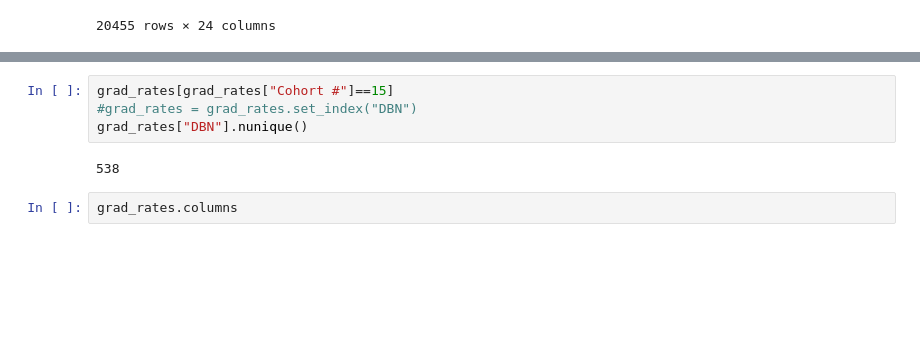
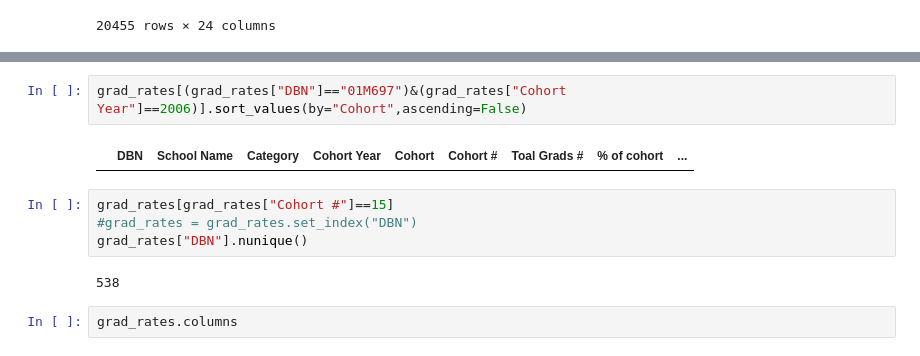
Before and after one commit to Mycotic/graduation-regression, a Jupyter notebook: current.ipynb, the cells around one changed output, grey strips where cells are left out. Drawn from its saved outputs; the diff is of its cells as text; blank space fills up the shorter version.

```diff
--- a/current.ipynb
+++ b/current.ipynb
@@ -33,6 +33,10 @@ grad_rates[(grad_rates["DBN"]=="01M696")&(grad_rates["Cohort Year"]==2007)].sort
 | 420 | 01M696 | BARD HIGH SCHOOL EARLY COLLEGE | All Students | 2007 | 5 year August | 127 | 124 | 97.6 | ... |
 | 408 | 01M696 | BARD HIGH SCHOOL EARLY COLLEGE | All Students | 2007 | 4 year June | 125 | 122 | 97.6 | ... |
 | 399 | 01M696 | BARD HIGH SCHOOL EARLY COLLEGE | All Students | 2007 | 4 year August | 125 | 123 | 98.4 | ... |
+# %%
+grad_rates[(grad_rates["DBN"]=="01M697")&(grad_rates["Cohort Year"]==2006)].sort_values(by="Cohort",ascending=False)
+# %% [output]
+|  | DBN | School Name | Category | Cohort Year | Cohort | Cohort # | Toal Grads # | % of cohort | ... |
 # %%
 grad_rates[grad_rates["Cohort #"]==15]
 #grad_rates = grad_rates.set_index("DBN")
```
